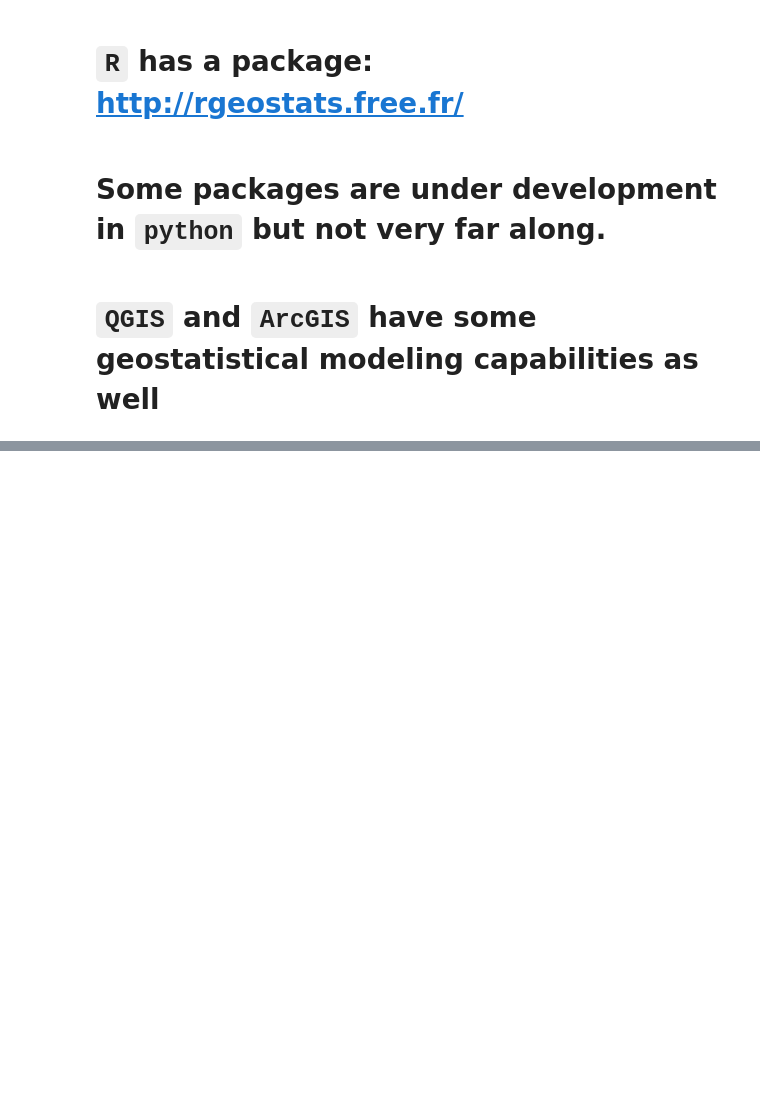
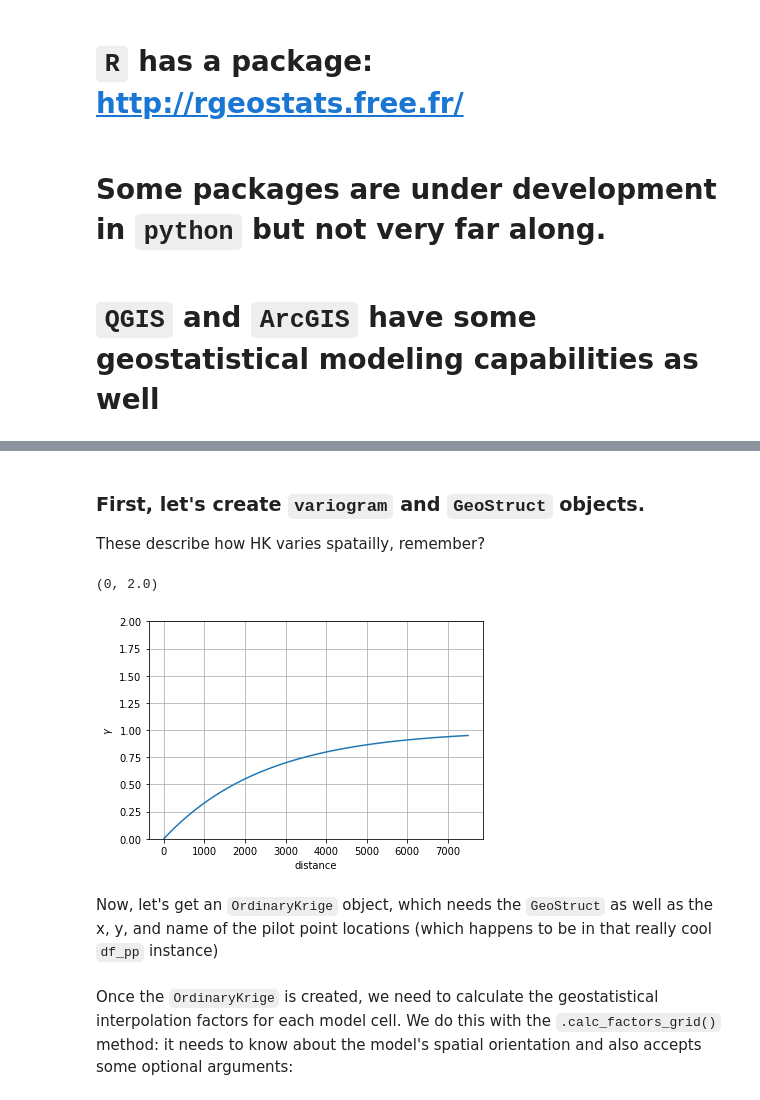
Before and after one commit to mnfienen/GW1876, a Jupyter notebook: activities_stpete/notebooks/geostatistics_introduction.ipynb, the cells around one changed output, grey strips where cells are left out. Drawn from its saved outputs; the diff is of its cells as text; code cells hidden in the pictures; blank space fills up the shorter version.

Commit message:
added pilot point parameterization to geostats introduction

```diff
--- a/activities_stpete/notebooks/geostatistics_introduction.ipynb
+++ b/activities_stpete/notebooks/geostatistics_introduction.ipynb
@@ -303,0 +370,15 @@ plt.imshow(ss.draw_arrays()[0])
+# %% [markdown]
+### First, let's create ``variogram`` and ``GeoStruct`` objects.
+
+These describe how HK varies spatailly, remember?
+# %%
+v = pyemu.geostats.ExpVario(contribution=1.0,a=2500)
+gs = pyemu.geostats.GeoStruct(variograms=v,nugget=0.0)
+ax = gs.plot()
+ax.grid()
+ax.set_ylim(0,2.0)
+# %% [output]
+(0, 2.0)
+[figure, added]
+# %% [markdown]
+Now, let's get an ``OrdinaryKrige`` object, which needs the ``GeoStruct`` as well as the x, y, and name of the pilot point locations (which happens to be in that really cool ``df_pp`` instance)
@@ -303,0 +387,2 @@ plt.imshow(ss.draw_arrays()[0])
+# %% [markdown]
+Once the ``OrdinaryKrige`` is created, we need to calculate the geostatistical interpolation factors for each model cell.  We do this with the ``.calc_factors_grid()`` method: it needs to know about the model's spatial orientation and also accepts some optional arguments:
```
Also changed, not shown: parts of 25 cells of this notebook.
